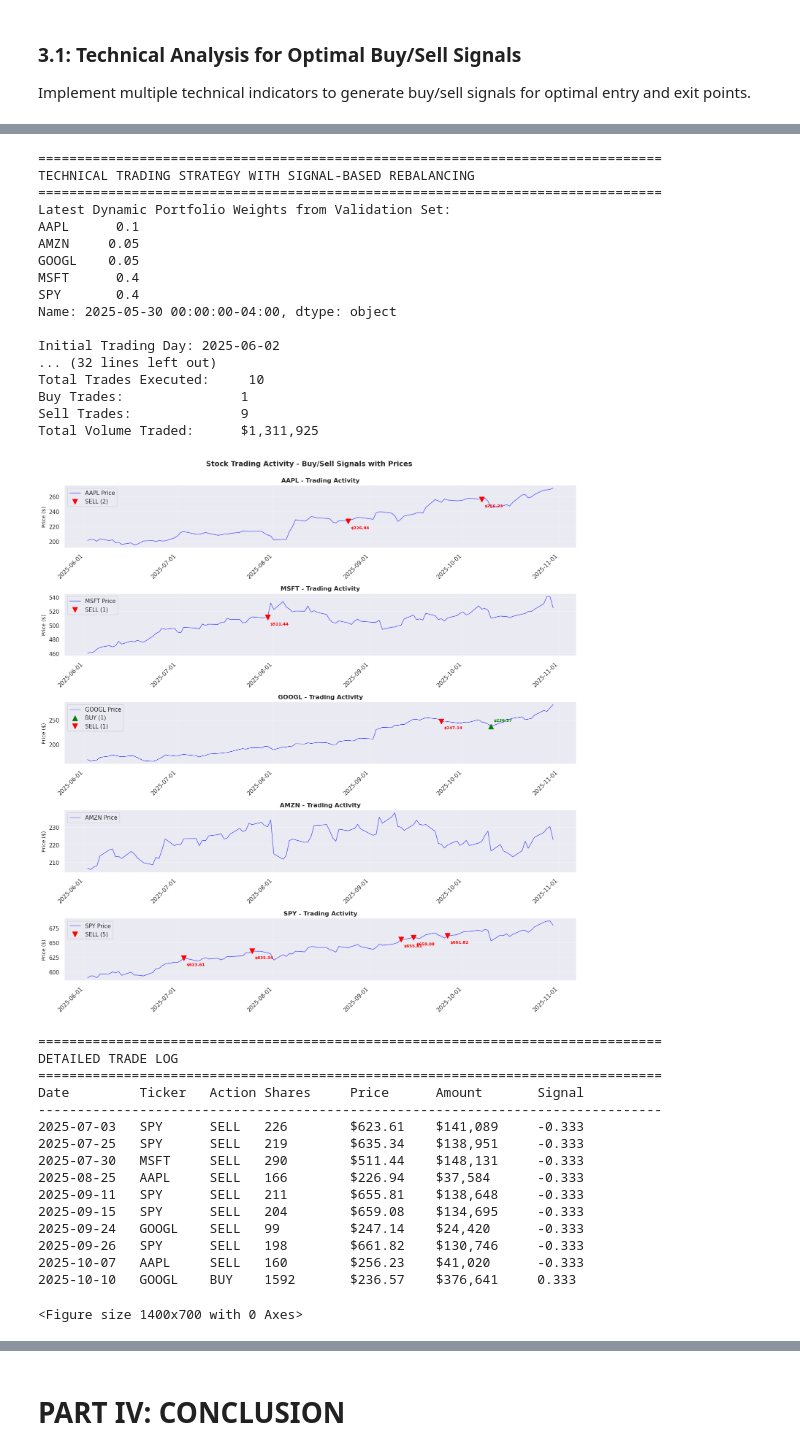
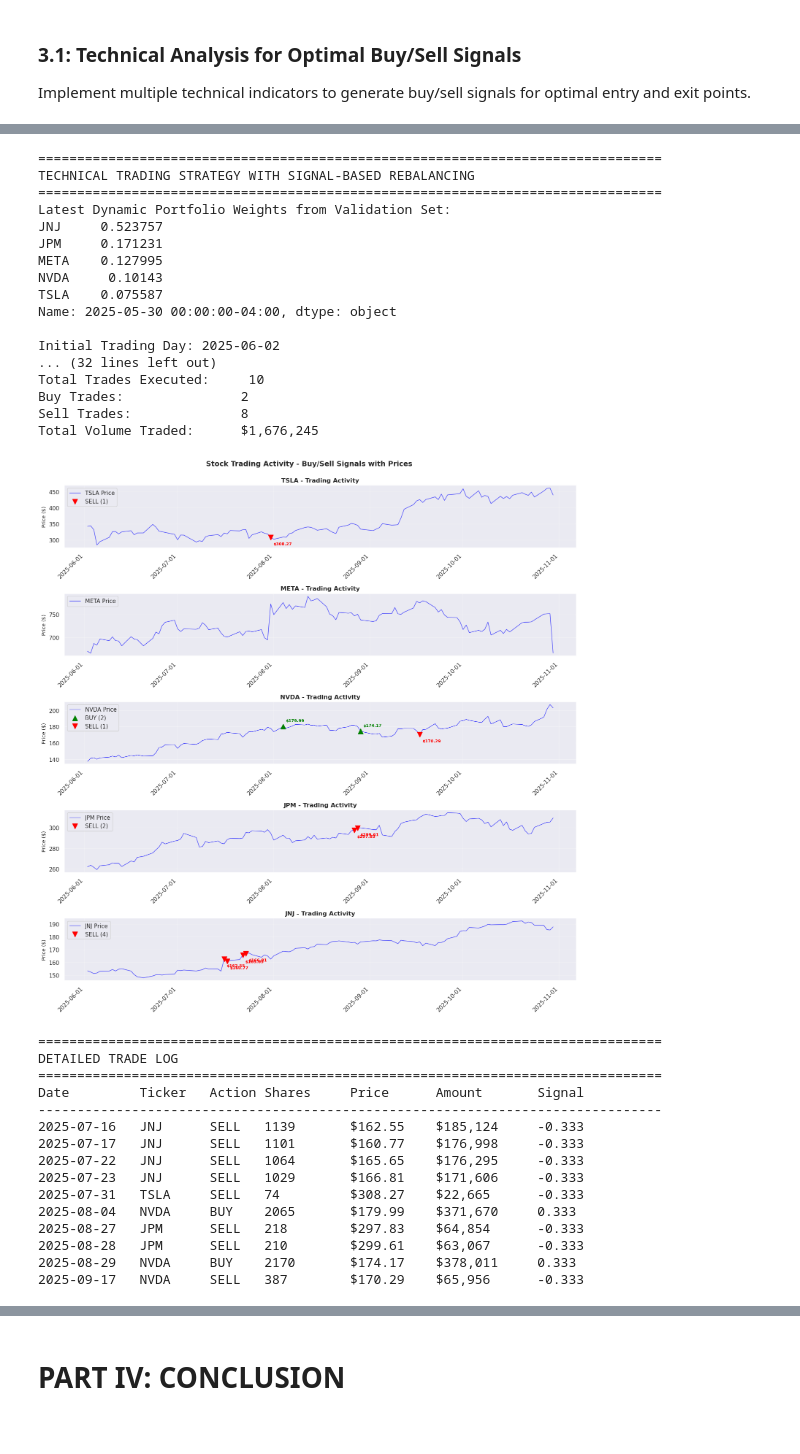
Before and after one commit to Henryy2510/draft, a Jupyter notebook: preparation.ipynb, the cells around one changed output, grey strips where cells are left out. Cells and saved outputs as stored; diff of their text form; code cells hidden in the pictures.

```diff
--- a/preparation.ipynb
+++ b/preparation.ipynb
@@ -36,7 +37,8 @@ pd.set_option('display.width', 1000)
 
 ### 1. Gather data
 # %%
-tickers = ['AAPL', 'MSFT', 'GOOGL', 'AMZN', 'SPY']
+# tickers = ['AAPL', 'MSFT', 'GOOGL', 'AMZN', 'SPY']
+tickers = ['TSLA', 'META', 'NVDA', 'JPM', 'JNJ' ]
 n = len(tickers)
 risk_free_rate = 0.02
 cash = 10000000  # 10 million USD
@@ -62,10 +64,7 @@ split_validation_date = "2025-05-31"
 
 # all_data = get_data(tickers, start_date, end_date)
 # %%
-all_data = pd.read_csv('stock_data.csv', index_col=0, parse_dates=True)
-# all_data.to_csv('stock_data.csv'  )
-# print(f"Data exported to 'stock_data.csv'")
-# print(f"Shape: {all_data.shape}")
-# print(f"Date range: {all_data.index.min()} to {all_data.index.max()}")
+all_data = pd.read_csv('stock_data1.csv', index_col=0, parse_dates=True)
+# all_data.to_csv('stock_data1.csv'  )
 all_data
 # %% [output]
@@ -1046,7 +1055,7 @@ print("TECHNICAL TRADING STRATEGY WITH SIGNAL-BASED REBALANCING")
 print("="*80)
 
 # Initialize trading simulation with dynamic portfolio optimization
-dynamic_weights, dynamic_returns = dynamic_portfolio_optimization(validation_data, lookback_window=63, rebalance_freq=21)
+dynamic_weights, dynamic_returns = dynamic_risk_parity_optimization(validation_data, lookback_window=63, rebalance_freq=21)
 latest_weights = dynamic_weights.iloc[-1]
 print("Latest Dynamic Portfolio Weights from Validation Set:")
 print(latest_weights)
@@ -1111,9 +1120,9 @@ def generate_technical_signals(data):
         signal_score += np.where((sma_20 < sma_50) & (sma_20.shift(1) >= sma_50.shift(1)), -1, 0)
 
         # Price momentum
-        returns_10d = prices.pct_change(10)
-        signal_score += np.where(returns_10d > 0.05, 1, 0)  # Strong upward momentum
-        signal_score += np.where(returns_10d < -0.05, -1, 0)  # Strong downward momentum
+        returns_20d = prices.pct_change(20)
+        signal_score += np.where(returns_20d > 0.05, 1, 0)  # Strong upward momentum
+        signal_score += np.where(returns_20d < -0.05, -1, 0)  # Strong downward momentum
 
         # Normalize signals
         signals_df[ticker] = np.clip(signal_score / 6, -1, 1)
@@ -1138,7 +1147,7 @@ for ticker in tickers:
 
 print(f"\nRemaining Cash: ${current_cash:,.0f}")
 
-# Trading Strategy Implementation
+# Trading Strategy Implementation (Change the thresholds here according to the trader taste)
 signal_threshold = 0.3  # Minimum signal strength to trigger trade
 rebalance_amount = 0.1  # 10% position adjustment per signal
 max_position_weight = 0.6  # Maximum 60% in any single asset
@@ -1246,8 +1255,6 @@ if trade_log:
 
 # Create Trading Activity Visualization
 if trade_log:
-    import matplotlib.pyplot as plt
-    import matplotlib.dates as mdates
 
     fig, axes = plt.subplots(len(tickers), 1, figsize=(15, 3*len(tickers)))
     if len(tickers) == 1:
@@ -1314,55 +1321,54 @@ if trade_log:
     print(f"\n" + "="*80)
     print("DETAILED TRADE LOG")
     print("="*80)
     print(f"{'Date':<12} {'Ticker':<8} {'Action':<6} {'Shares':<10} {'Price':<10} {'Amount':<12} {'Signal':<8}")
     print("-" * 80)
 
     for trade in trade_log:
         print(f"{trade['Date'].strftime('%Y-%m-%d'):<12} "
               f"{trade['Ticker']:<8} "
               f"{trade['Action']:<6} "
               f"{trade['Shares']:<10.0f} "
               f"${trade['Price']:<9.2f} "
               f"${trade['Amount']:<11,.0f} "
               f"{trade['Signal']:<8.3f}")
 
 else:
     print("\nNo trades were executed during the test period.")
 
 
 # graph_signals('MSFT')
 # %% [output]
 ================================================================================
 TECHNICAL TRADING STRATEGY WITH SIGNAL-BASED REBALANCING
 ================================================================================
 Latest Dynamic Portfolio Weights from Validation Set:
-AAPL      0.1
-AMZN     0.05
-GOOGL    0.05
-MSFT      0.4
-SPY       0.4
+JNJ     0.523757
+JPM     0.171231
+META    0.127995
+NVDA     0.10143
+TSLA    0.075587
 Name: 2025-05-30 00:00:00-04:00, dtype: object
 
 Initial Trading Day: 2025-06-02
 ... (32 lines left out)
 Total Trades Executed:     10
-Buy Trades:               1
-Sell Trades:              9
-Total Volume Traded:      $1,311,925
+Buy Trades:               2
+Sell Trades:              8
+Total Volume Traded:      $1,676,245
-[figure, old version]
+[figure, new version]
 ================================================================================
 DETAILED TRADE LOG
 ================================================================================
 Date         Ticker   Action Shares     Price      Amount       Signal
 --------------------------------------------------------------------------------
-2025-07-03   SPY      SELL   226        $623.61    $141,089     -0.333
-2025-07-25   SPY      SELL   219        $635.34    $138,951     -0.333
-2025-07-30   MSFT     SELL   290        $511.44    $148,131     -0.333
-2025-08-25   AAPL     SELL   166        $226.94    $37,584      -0.333
-2025-09-11   SPY      SELL   211        $655.81    $138,648     -0.333
-2025-09-15   SPY      SELL   204        $659.08    $134,695     -0.333
-2025-09-24   GOOGL    SELL   99         $247.14    $24,420      -0.333
-2025-09-26   SPY      SELL   198        $661.82    $130,746     -0.333
-2025-10-07   AAPL     SELL   160        $256.23    $41,020      -0.333
-2025-10-10   GOOGL    BUY    1592       $236.57    $376,641     0.333
+2025-07-16   JNJ      SELL   1139       $162.55    $185,124     -0.333
+2025-07-17   JNJ      SELL   1101       $160.77    $176,998     -0.333
+2025-07-22   JNJ      SELL   1064       $165.65    $176,295     -0.333
+2025-07-23   JNJ      SELL   1029       $166.81    $171,606     -0.333
+2025-07-31   TSLA     SELL   74         $308.27    $22,665      -0.333
+2025-08-04   NVDA     BUY    2065       $179.99    $371,670     0.333
+2025-08-27   JPM      SELL   218        $297.83    $64,854      -0.333
+2025-08-28   JPM      SELL   210        $299.61    $63,067      -0.333
+2025-08-29   NVDA     BUY    2170       $174.17    $378,011     0.333
+2025-09-17   NVDA     SELL   387        $170.29    $65,956      -0.333
-<Figure size 1400x700 with 0 Axes>
```
Also changed, not shown: parts of 16 cells of this notebook.
